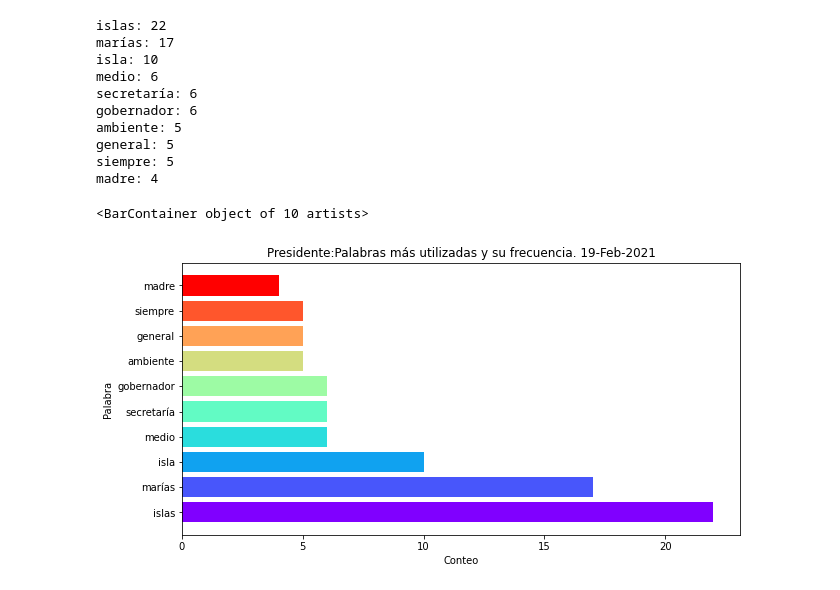
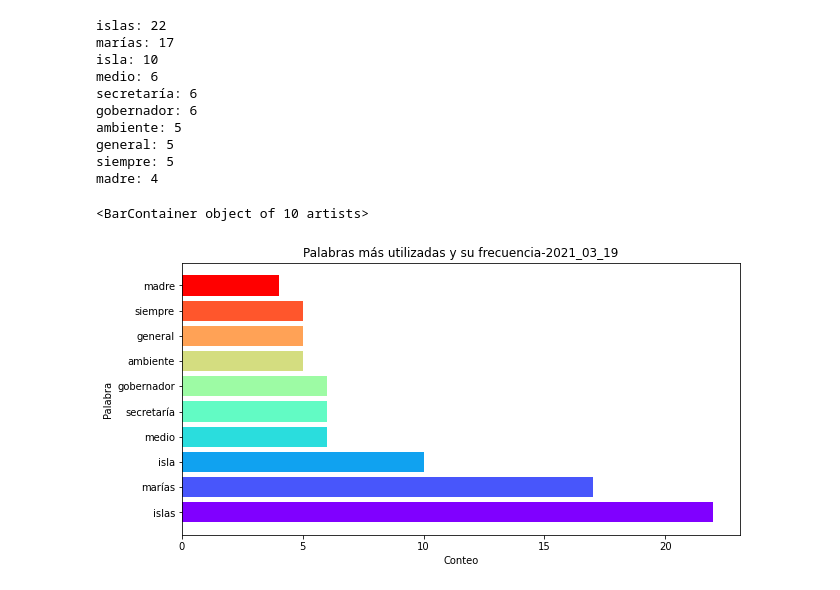
Before and after one commit to FernandoTorresL/scraping-conferencias, a Jupyter notebook: notebook/scraping-conferencias.ipynb, the cells around one changed output. Cells and saved outputs as stored; diff of their text form; code cells hidden in the pictures.

```diff
--- a/notebook/scraping-conferencias.ipynb
+++ b/notebook/scraping-conferencias.ipynb
@@ -585,17 +588,19 @@ madre: 4
 # %%
 import matplotlib.cm as cm
 import matplotlib.colors as colors
 import matplotlib.pyplot as plt
+import datetime
 
 from matplotlib import rcParams
 
 colors = cm.rainbow(np.linspace(0, 1, 10))
 rcParams['figure.figsize'] = 10, 5
 
-plt.title('Presidente:Palabras más utilizadas y su frecuencia. 19-Feb-2021')
+now = datetime.datetime.now().strftime('%Y_%m_%d')
+plt.title('Palabras más utilizadas y su frecuencia-' + now)
 plt.xlabel('Conteo')
 plt.ylabel('Palabra')
 plt.barh(words, counts, color=colors)
 # %% [output]
 <BarContainer object of 10 artists>
-[figure, old version]
+[figure, new version]
```
Also changed, not shown: parts of 1 cell of this notebook, 5 other files.
